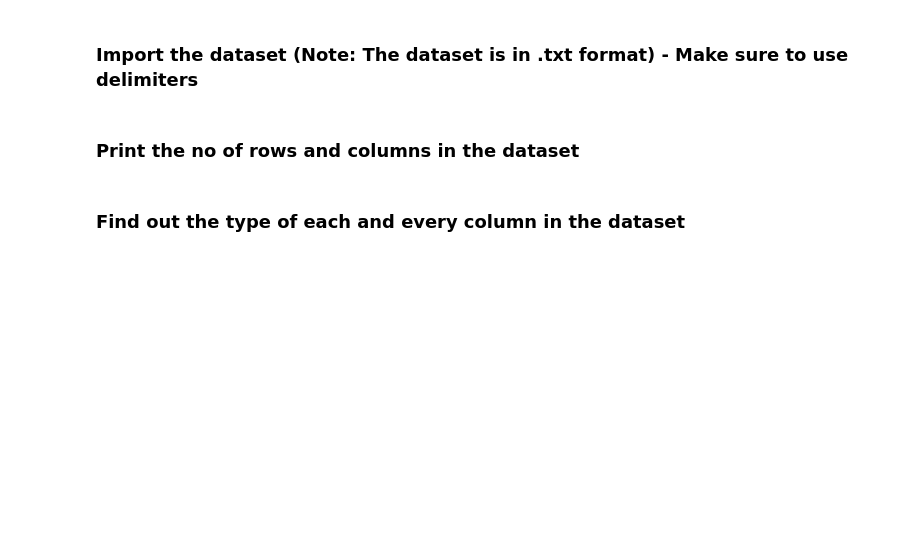
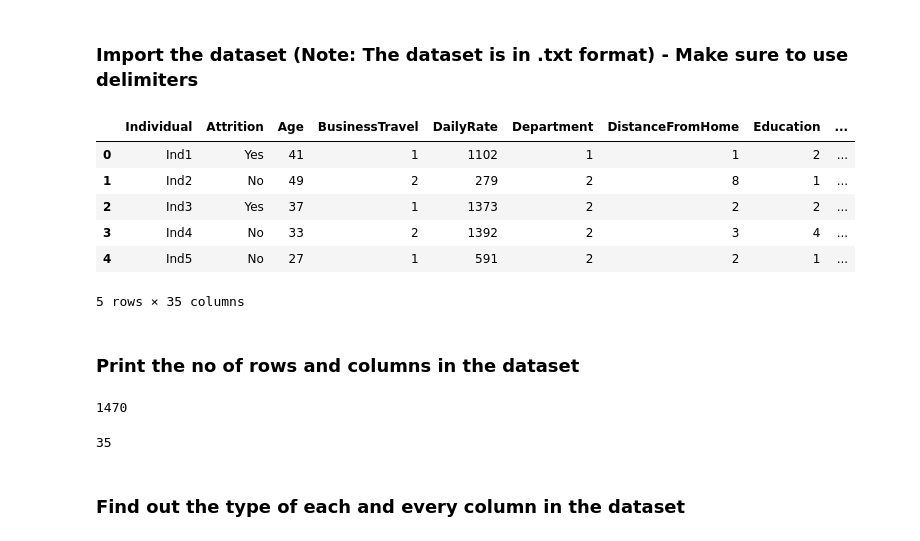
Before and after one commit to GreatLearningAIML1/delhi-may19-batch-pulkitmalhotra1984, a Jupyter notebook: R1-Lab-External_Questions.ipynb, the cells around one changed output. Cells and saved outputs as stored; diff of their text form; code cells hidden in the pictures; blank space fills up the shorter version.

```diff
--- a/R1-Lab-External_Questions.ipynb
+++ b/R1-Lab-External_Questions.ipynb
@@ -67,6 +231,26 @@ As a part of this lab, you are expected to answer the below questions
 # %% [markdown]
 ### Import the dataset (Note: The dataset is in .txt format) - Make sure to use delimiters
+# %%
+HR_external = pd.read_table('HR_external.txt')
+
+HR_external.head()
+# %% [output]
+|  | Individual | Attrition | Age | BusinessTravel | DailyRate | Department | DistanceFromHome | Education | ... |
+| 0 | Ind1 | Yes | 41 | 1 | 1102 | 1 | 1 | 2 | ... |
+| 1 | Ind2 | No | 49 | 2 | 279 | 2 | 8 | 1 | ... |
+| 2 | Ind3 | Yes | 37 | 1 | 1373 | 2 | 2 | 2 | ... |
+| 3 | Ind4 | No | 33 | 2 | 1392 | 2 | 3 | 4 | ... |
+| 4 | Ind5 | No | 27 | 1 | 591 | 2 | 2 | 1 | ... |
+5 rows × 35 columns
 # %% [markdown]
 ### Print the no of rows and columns in the dataset
+# %%
+print(HR_external.shape[0])
+# %% [output]
+1470
+# %%
+print(HR_external.shape[1])
+# %% [output]
+35
 # %% [markdown]
 ### Find out the type of each and every column in the dataset
```
Also changed, not shown: parts of 25 cells of this notebook.
